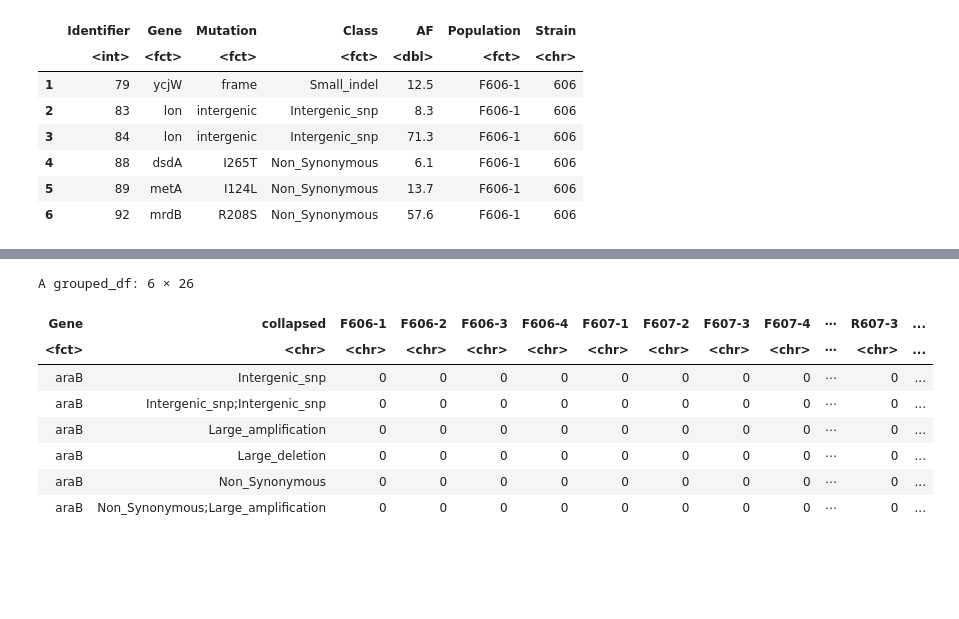
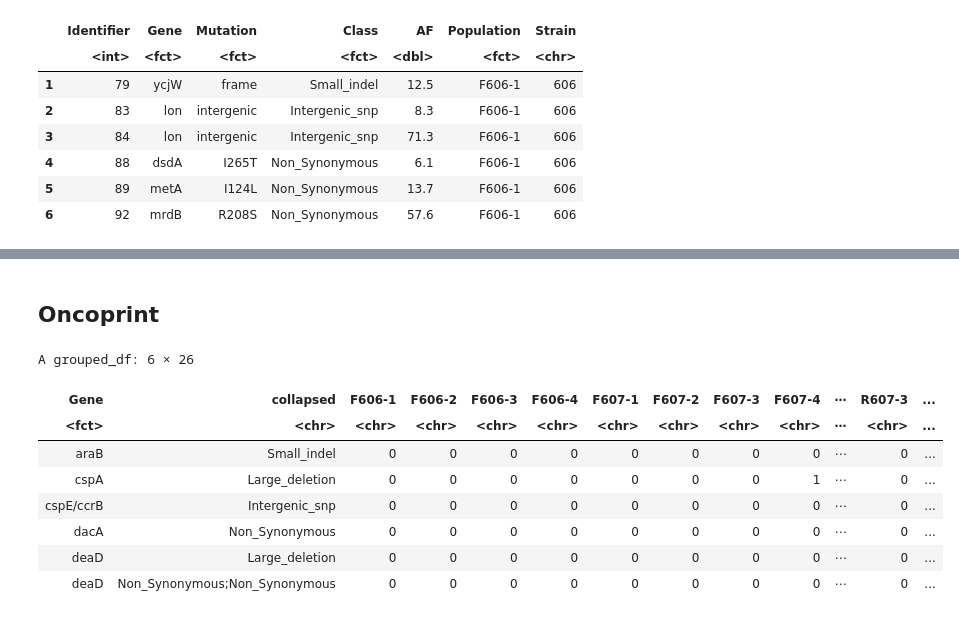
Before and after one commit to jopejor/eefe, a Jupyter notebook: src/notebooks/Figure2_mutational_analysis.ipynb, the cells around one changed output, grey strips where cells are left out. Saved outputs shown, nothing was run; the diff lists cells and outputs as text; code cells hidden in the pictures; blank space fills up the shorter version.

```diff
--- a/src/notebooks/Figure2_mutational_analysis.ipynb
+++ b/src/notebooks/Figure2_mutational_analysis.ipynb
@@ -26,0 +93,7 @@ A data.frame: 6 × 7
+# %%
+# Add Environment
+data$Environment = data$Population
+data$Environment = sub(data$Environment,pattern="F.*",replacement = "Fast")
+data$Environment = sub(data$Environment,pattern="R.*",replacement = "Random")
+data$Environment = sub(data$Environment,pattern="S.*",replacement = "Slow")
+head(data)
@@ -26,0 +110,4 @@ A data.frame: 6 × 7
+# %%
+data$Class = factor(data$Class, levels = c("Non_Synonymous", "Small_indel", "Intergenic_snp",
+        'Stop','Synonymous','Large_deletion',"Large_amplification"))
+data$ClassPlot = data$Class
@@ -27,30 +130,32 @@ A data.frame: 6 × 7
+# %% [markdown]
+## Oncoprint
 # %%
 ## Prepare the input
 prepared = data %>% group_by(.dots=c("Population","Gene")) %>% mutate(collapsed=paste(Class, collapse = ';'))
 prepared = prepared %>% select(Gene, Population, collapsed)
 prepared = prepared %>% distinct()
 prepmat = prepared %>% spread(Population,collapsed,fill="",drop=FALSE)
 ## Prepare the matrix
 mat=as.matrix(prepmat)
 rownames(mat) = mat[,1]
 mat = mat[, -1]
 #Order the matrix
 logimat=!(mat == "")
 #mat=mat[order(rowSums(logimat),decreasing=T),]
 #Save the mutation
 prepared$state="1"
-mut_mat = prepared %>% spread(Population,state,fill="0",drop=FALSE)
+mut_mat = prepared %>% spread(Population,state,fill="0",drop=T)
 head(mut_mat)
 # %% [output]
 A grouped_df: 6 × 26
 | Gene | collapsed | F606-1 | F606-2 | F606-3 | F606-4 | F607-1 | F607-2 | F607-3 | F607-4 | ⋯ | R607-3 | ... |
 | <fct> | <chr> | <chr> | <chr> | <chr> | <chr> | <chr> | <chr> | <chr> | <chr> | ⋯ | <chr> | ... |
-| araB | Intergenic_snp | 0 | 0 | 0 | 0 | 0 | 0 | 0 | 0 | ⋯ | 0 | ... |
-| araB | Intergenic_snp;Intergenic_snp | 0 | 0 | 0 | 0 | 0 | 0 | 0 | 0 | ⋯ | 0 | ... |
-| araB | Large_amplification | 0 | 0 | 0 | 0 | 0 | 0 | 0 | 0 | ⋯ | 0 | ... |
-| araB | Large_deletion | 0 | 0 | 0 | 0 | 0 | 0 | 0 | 0 | ⋯ | 0 | ... |
-| araB | Non_Synonymous | 0 | 0 | 0 | 0 | 0 | 0 | 0 | 0 | ⋯ | 0 | ... |
-| araB | Non_Synonymous;Large_amplification | 0 | 0 | 0 | 0 | 0 | 0 | 0 | 0 | ⋯ | 0 | ... |
+| araB | Small_indel | 0 | 0 | 0 | 0 | 0 | 0 | 0 | 0 | ⋯ | 0 | ... |
+| cspA | Large_deletion | 0 | 0 | 0 | 0 | 0 | 0 | 0 | 1 | ⋯ | 0 | ... |
+| cspE/ccrB | Intergenic_snp | 0 | 0 | 0 | 0 | 0 | 0 | 0 | 0 | ⋯ | 0 | ... |
+| dacA | Non_Synonymous | 0 | 0 | 0 | 0 | 0 | 0 | 0 | 0 | ⋯ | 0 | ... |
+| deaD | Large_deletion | 0 | 0 | 0 | 0 | 0 | 0 | 0 | 0 | ⋯ | 0 | ... |
+| deaD | Non_Synonymous;Non_Synonymous | 0 | 0 | 0 | 0 | 0 | 0 | 0 | 0 | ⋯ | 0 | ... |
 # %%
 #Get the populations information
 pheno = read.csv("../../data/sample_annotations.csv")
```
Also changed, not shown: parts of 13 cells of this notebook.
